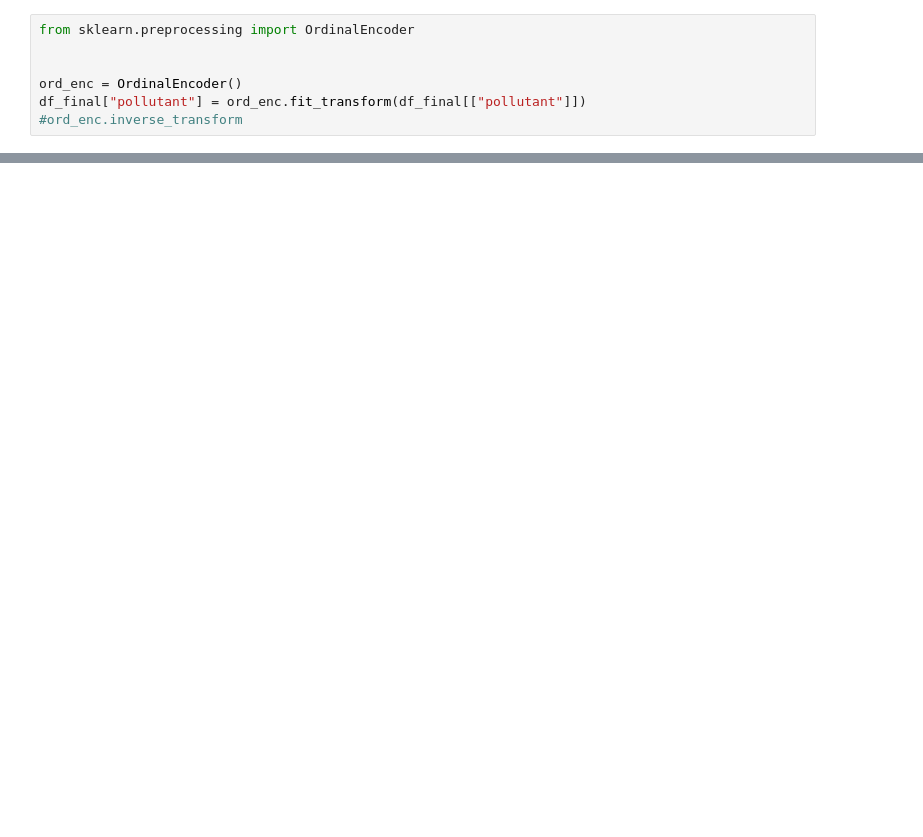
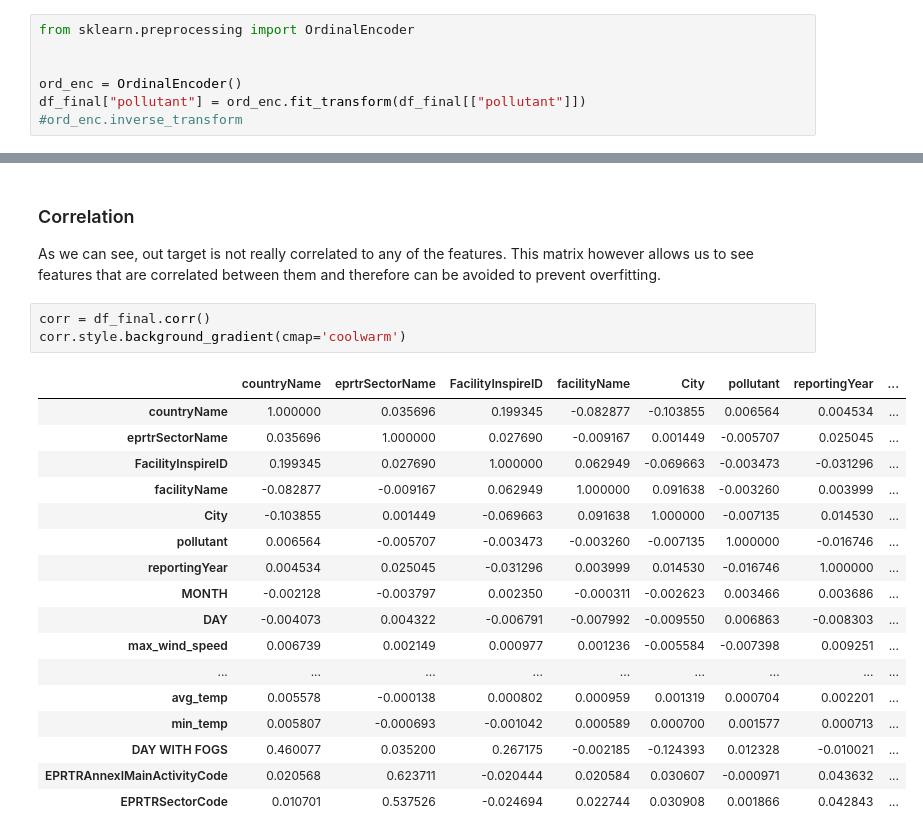
Before and after one commit to pgraciae/SchniderHack, a Jupyter notebook: main.ipynb, the cells around one changed output, grey strips where cells are left out. Cells and saved outputs as stored; diff of their text form; blank space fills up the shorter version.

```diff
--- a/main.ipynb
+++ b/main.ipynb
@@ -175,0 +353,25 @@ xgb.fit()
+# %% [markdown]
+### Correlation
+
+As we can see, out target is not really correlated to any of the features. This matrix however allows us to see features that are correlated between them and therefore can be avoided to prevent overfitting.
+# %%
+corr = df_final.corr()
+corr.style.background_gradient(cmap='coolwarm')
+# %% [output]
+|  | countryName | eprtrSectorName | FacilityInspireID | facilityName | City | pollutant | reportingYear | ... |
+| countryName | 1.000000 | 0.035696 | 0.199345 | -0.082877 | -0.103855 | 0.006564 | 0.004534 | ... |
+| eprtrSectorName | 0.035696 | 1.000000 | 0.027690 | -0.009167 | 0.001449 | -0.005707 | 0.025045 | ... |
+| FacilityInspireID | 0.199345 | 0.027690 | 1.000000 | 0.062949 | -0.069663 | -0.003473 | -0.031296 | ... |
+| facilityName | -0.082877 | -0.009167 | 0.062949 | 1.000000 | 0.091638 | -0.003260 | 0.003999 | ... |
+| City | -0.103855 | 0.001449 | -0.069663 | 0.091638 | 1.000000 | -0.007135 | 0.014530 | ... |
+| pollutant | 0.006564 | -0.005707 | -0.003473 | -0.003260 | -0.007135 | 1.000000 | -0.016746 | ... |
+| reportingYear | 0.004534 | 0.025045 | -0.031296 | 0.003999 | 0.014530 | -0.016746 | 1.000000 | ... |
+| MONTH | -0.002128 | -0.003797 | 0.002350 | -0.000311 | -0.002623 | 0.003466 | 0.003686 | ... |
+| DAY | -0.004073 | 0.004322 | -0.006791 | -0.007992 | -0.009550 | 0.006863 | -0.008303 | ... |
+| max_wind_speed | 0.006739 | 0.002149 | 0.000977 | 0.001236 | -0.005584 | -0.007398 | 0.009251 | ... |
+| ... | ... | ... | ... | ... | ... | ... | ... | ... |
+| avg_temp | 0.005578 | -0.000138 | 0.000802 | 0.000959 | 0.001319 | 0.000704 | 0.002201 | ... |
+| min_temp | 0.005807 | -0.000693 | -0.001042 | 0.000589 | 0.000700 | 0.001577 | 0.000713 | ... |
+| DAY WITH FOGS | 0.460077 | 0.035200 | 0.267175 | -0.002185 | -0.124393 | 0.012328 | -0.010021 | ... |
+| EPRTRAnnexIMainActivityCode | 0.020568 | 0.623711 | -0.020444 | 0.020584 | 0.030607 | -0.000971 | 0.043632 | ... |
+| EPRTRSectorCode | 0.010701 | 0.537526 | -0.024694 | 0.022744 | 0.030908 | 0.001866 | 0.042843 | ... |
```
Also changed, not shown: parts of 136 cells of this notebook, 2 other files.
